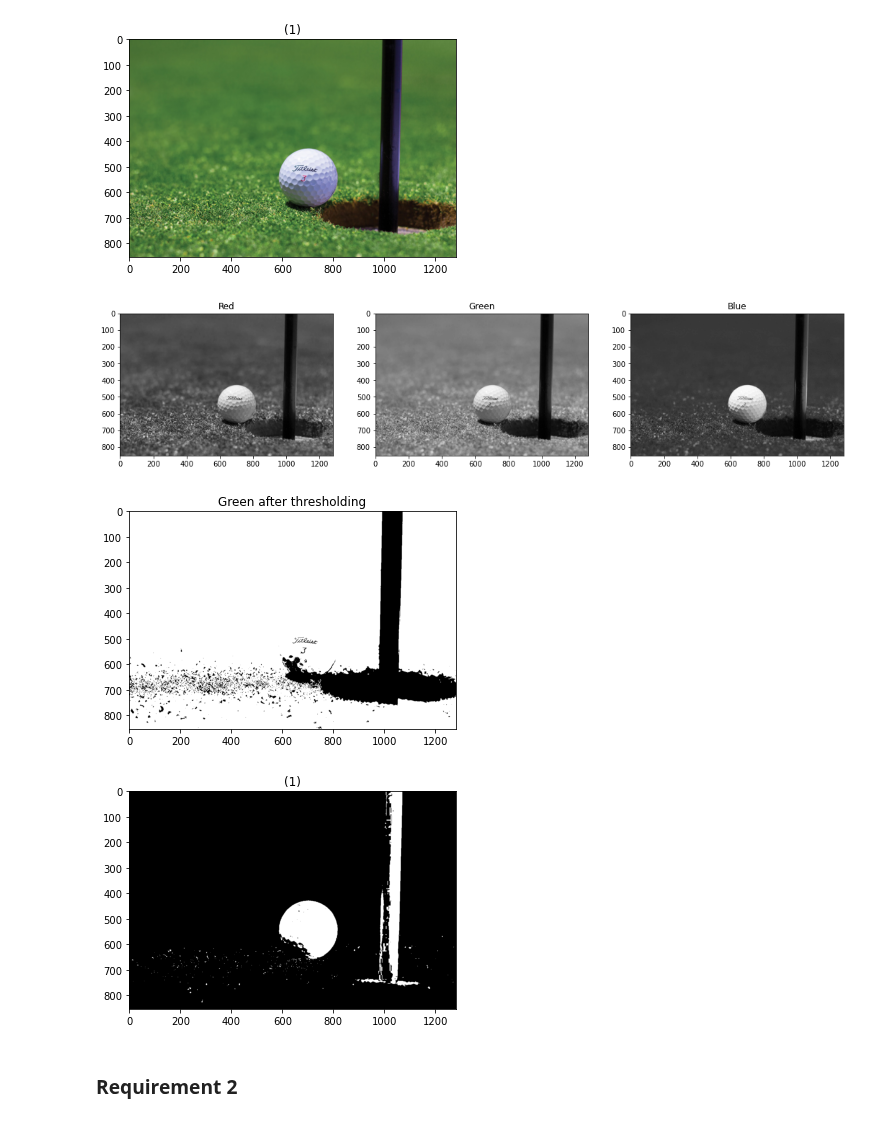
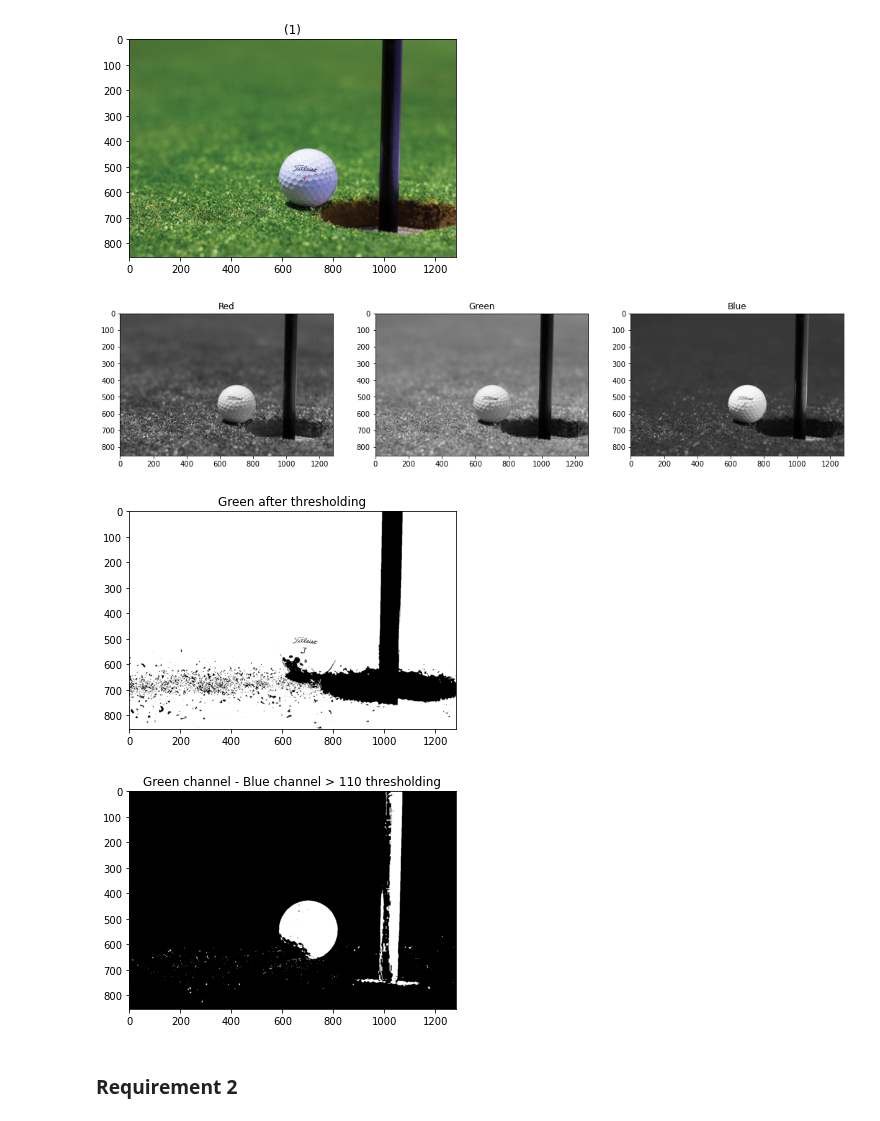
Before and after one commit to EngPeterAtef/ImageProcessing_Labs, a Jupyter notebook: Lab7_std/Lab_Seg_1_STD.ipynb, the cells around one changed output. Cells and saved outputs as stored; diff of their text form; code cells hidden in the pictures.

```diff
--- a/Lab7_std/Lab_Seg_1_STD.ipynb
+++ b/Lab7_std/Lab_Seg_1_STD.ipynb
@@ -26,23 +23,32 @@ show_images([image])
 # %%
 # 2- Retreive the 3 channels of the image(R,G,B) (will be used in the coming steps)
 R = image[:,:,0]
 G = image[:,:,1]
 B = image[:,:,2]
 show_images([R,G,B],['Red','Green','Blue'])
 # 3- Visually (not by code) detect the dominating color channel (C) for the backgroung (R, G or B)
 # ->  Green
 # 4- Draw the dominating channel (r, g or b) thresholded by some threshold (to make sure your choice is meaningful)
-G_thes = G >= 100
-show_images([G_thes],['Green after thresholding'])
+
+# G_thes = G >= 100
+#  show_images([G_thes],['Green after thresholding'])
+
 # 5- Get an intuitive way(There is a very simple way) to make a mask that can get the pixels where the values of the dominating channels
 # have larger values than the other channels with an appropriate threshold
-diff = G - B > 110
-show_images([diff])
+diff = G - B
+#to choose the value of the threshold, we can use the histogram analysis as it's Bi-model histogram
+hist = histogram(diff*255,nbins=256) # get histogram
+showHist(diff*255) # show histogram
+myHist  = hist[0]
+threshold = myHist.tolist().index(min(myHist[150:200]))
+
+diff = diff > threshold
+show_images([diff],['Green channel - Blue channel > 110 thresholding'])
 # 6- display the binarized image
 # %% [output]
 [figure]
 [figure]
-[figure, old version]
+[figure, new version]
 # %% [markdown]
 ### Requirement 2
 # %%
```
Also changed, not shown: parts of 1 cell of this notebook.
